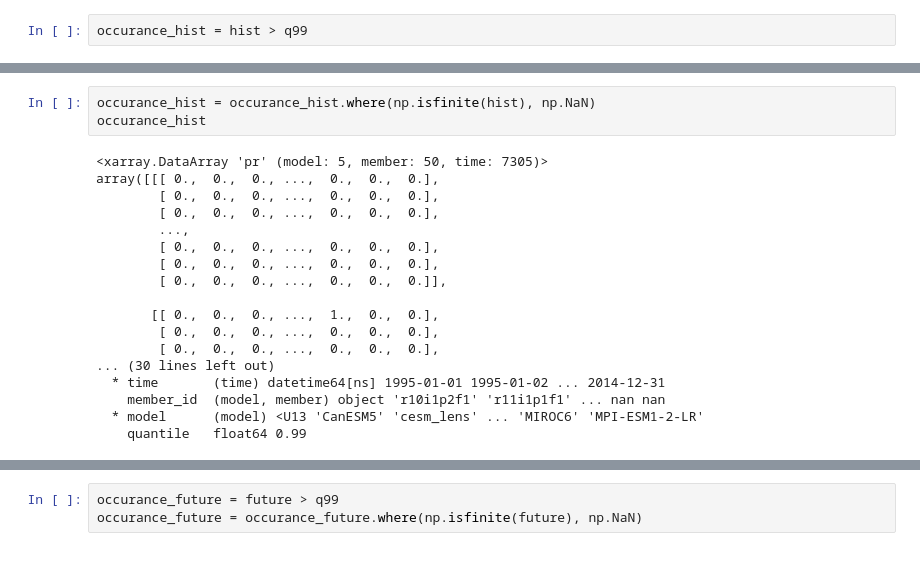
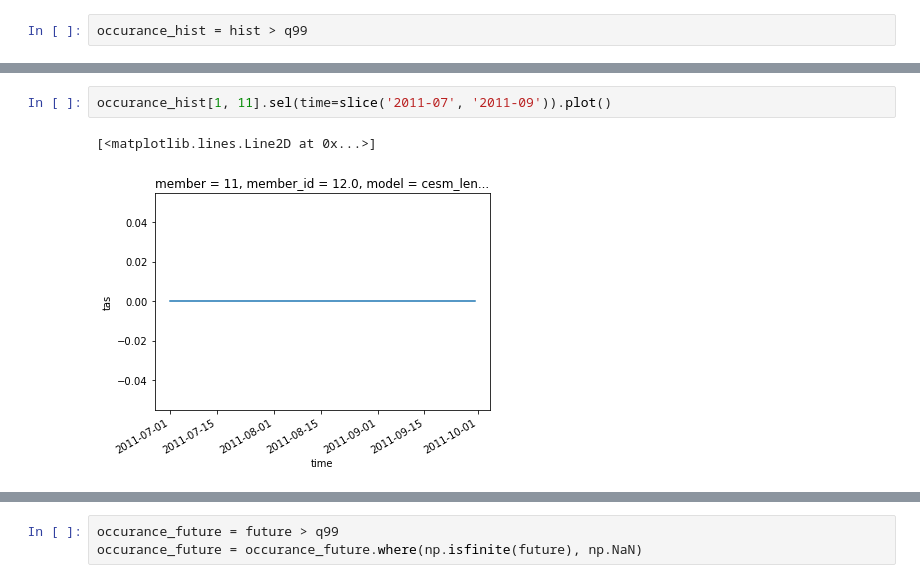
Before and after one commit to MackenzieBlanusa/InternalVariability, a Jupyter notebook: notebooks/Extremes_Stephan.ipynb, the cells around one changed output, grey strips where cells are left out. Drawn from its saved outputs; the diff is of its cells as text.

```diff
--- a/notebooks/Extremes_Stephan.ipynb
+++ b/notebooks/Extremes_Stephan.ipynb
@@ -134,24 +128,8 @@ array([[ 74,  66,  62,  75,  77,  72,  82,  66, 103,  76,  70,  58,  70,
-# %%
-occurance_hist = occurance_hist.where(np.isfinite(hist), np.NaN)
-occurance_hist
-# %% [output]
-<xarray.DataArray 'pr' (model: 5, member: 50, time: 7305)>
-array([[[ 0.,  0.,  0., ...,  0.,  0.,  0.],
-        [ 0.,  0.,  0., ...,  0.,  0.,  0.],
-        [ 0.,  0.,  0., ...,  0.,  0.,  0.],
-        ...,
-        [ 0.,  0.,  0., ...,  0.,  0.,  0.],
-        [ 0.,  0.,  0., ...,  0.,  0.,  0.],
-        [ 0.,  0.,  0., ...,  0.,  0.,  0.]],
-
-       [[ 0.,  0.,  0., ...,  1.,  0.,  0.],
-        [ 0.,  0.,  0., ...,  0.,  0.,  0.],
-        [ 0.,  0.,  0., ...,  0.,  0.,  0.],
-... (30 lines left out)
-  * time       (time) datetime64[ns] 1995-01-01 1995-01-02 ... 2014-12-31
-    member_id  (model, member) object 'r10i1p2f1' 'r11i1p1f1' ... nan nan
-  * model      (model) <U13 'CanESM5' 'cesm_lens' ... 'MIROC6' 'MPI-ESM1-2-LR'
-    quantile   float64 0.99
+# %%
+occurance_hist[1, 11].sel(time=slice('2011-07', '2011-09')).plot()
+# %% [output]
+[<matplotlib.lines.Line2D at 0x...>]
+[figure, added]
 # %%
 occurance_hist.resample(time='AS').mean().mean('member').plot(hue='model');
 # %% [output]
```
Also changed, not shown: parts of 30 cells of this notebook, 2 other files.
